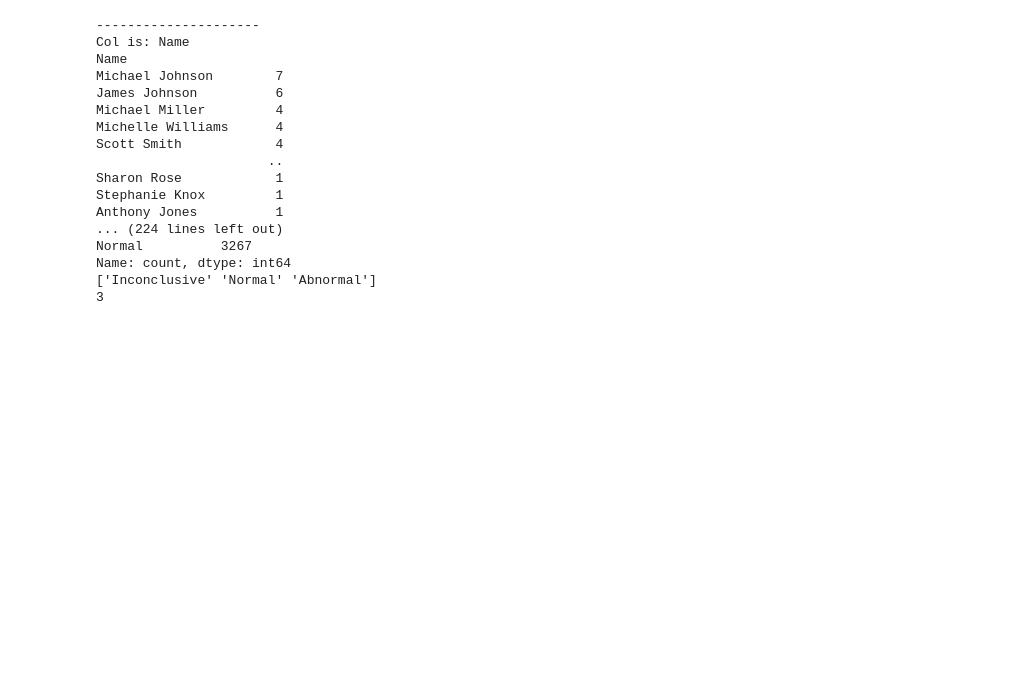
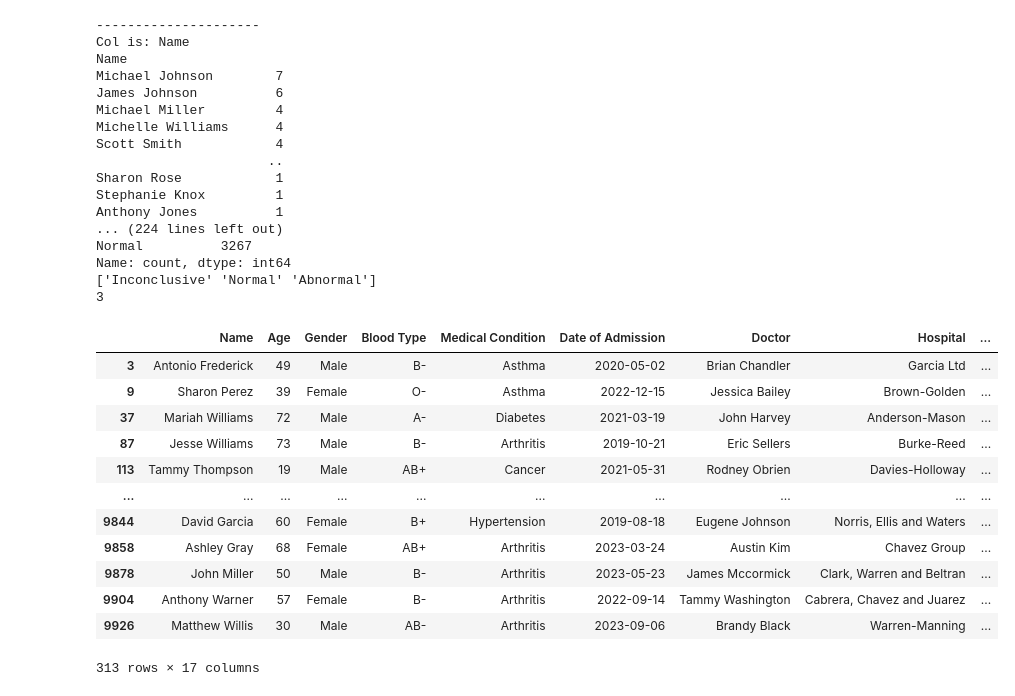
Before and after one commit to MaukanMir/Health-Care-Classifier, a Jupyter notebook: training.ipynb, the cells around one changed output. Drawn from its saved outputs; the diff is of its cells as text; code cells hidden in the pictures; blank space fills up the shorter version.

Commit message:
Added new feature engineering columns

```diff
--- a/training.ipynb
+++ b/training.ipynb
@@ -135,3 +135,26 @@ Normal          3267
 Name: count, dtype: int64
 ['Inconclusive' 'Normal' 'Abnormal']
 3
+# %%
+df["Date of Admission"] = pd.to_datetime(df["Date of Admission"])
+df["Discharge Date"] = pd.to_datetime(df["Discharge Date"])
+# %%
+df["Number_of_days"] = (df["Discharge Date"] - df["Date of Admission"]).dt.days
+# %%
+df["amount_spent_per_day"] = df["Billing Amount"] / df["Number_of_days"]
+# %%
+df[df["Number_of_days"] == 1]
+# %% [output]
+|  | Name | Age | Gender | Blood Type | Medical Condition | Date of Admission | Doctor | Hospital | ... |
+| 3 | Antonio Frederick | 49 | Male | B- | Asthma | 2020-05-02 | Brian Chandler | Garcia Ltd | ... |
+| 9 | Sharon Perez | 39 | Female | O- | Asthma | 2022-12-15 | Jessica Bailey | Brown-Golden | ... |
+| 37 | Mariah Williams | 72 | Male | A- | Diabetes | 2021-03-19 | John Harvey | Anderson-Mason | ... |
+| 87 | Jesse Williams | 73 | Male | B- | Arthritis | 2019-10-21 | Eric Sellers | Burke-Reed | ... |
+| 113 | Tammy Thompson | 19 | Male | AB+ | Cancer | 2021-05-31 | Rodney Obrien | Davies-Holloway | ... |
+| ... | ... | ... | ... | ... | ... | ... | ... | ... | ... |
+| 9844 | David Garcia | 60 | Female | B+ | Hypertension | 2019-08-18 | Eugene Johnson | Norris, Ellis and Waters | ... |
+| 9858 | Ashley Gray | 68 | Female | AB+ | Arthritis | 2023-03-24 | Austin Kim | Chavez Group | ... |
+| 9878 | John Miller | 50 | Male | B- | Arthritis | 2023-05-23 | James Mccormick | Clark, Warren and Beltran | ... |
+| 9904 | Anthony Warner | 57 | Female | B- | Arthritis | 2022-09-14 | Tammy Washington | Cabrera, Chavez and Juarez | ... |
+| 9926 | Matthew Willis | 30 | Male | AB- | Arthritis | 2023-09-06 | Brandy Black | Warren-Manning | ... |
+313 rows × 17 columns
```
Also changed, not shown: parts of 1 cell of this notebook.
